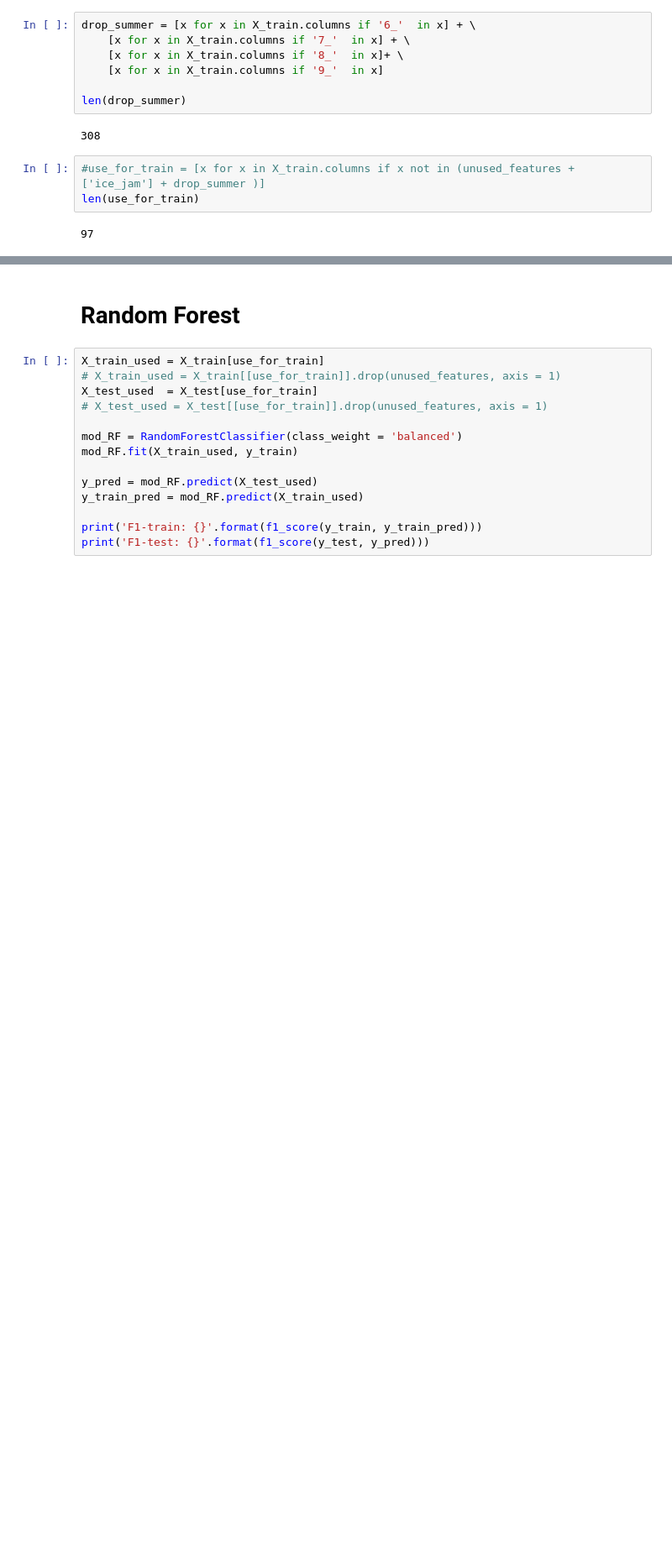
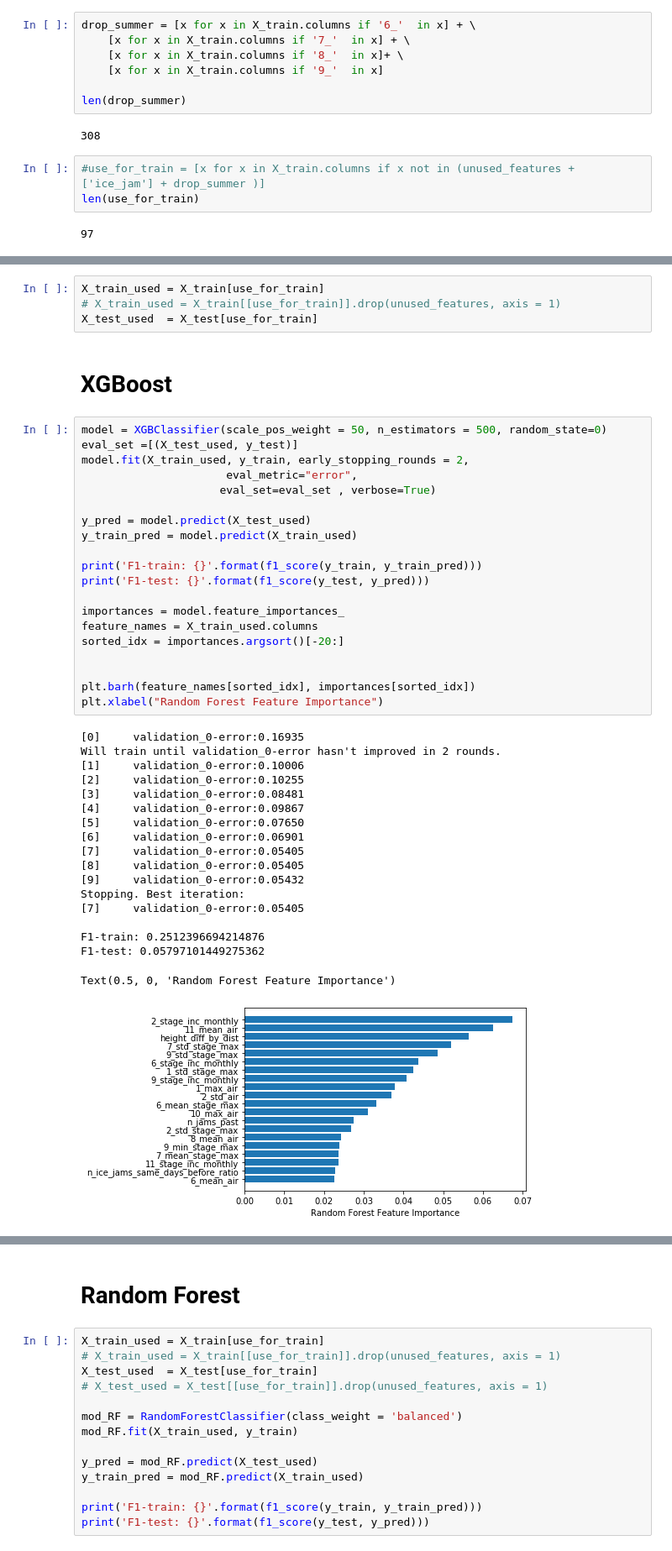
Before and after one commit to omoreva/emergencydatahack, a Jupyter notebook: 01_modelling.ipynb, the cells around one changed output, grey strips where cells are left out. Shown at 84% size. Saved outputs shown, nothing was run; the diff lists cells and outputs as text; blank space fills up the shorter version.

```diff
--- a/01_modelling.ipynb
+++ b/01_modelling.ipynb
@@ -101,0 +102,45 @@ use_for_train
+# %%
+X_train_used = X_train[use_for_train]
+# X_train_used = X_train[[use_for_train]].drop(unused_features, axis = 1)
+X_test_used  = X_test[use_for_train]
+# %% [markdown]
+# XGBoost
+# %%
+model = XGBClassifier(scale_pos_weight = 50, n_estimators = 500, random_state=0)
+eval_set =[(X_test_used, y_test)]
+model.fit(X_train_used, y_train, early_stopping_rounds = 2,
+                      eval_metric="error",
+                     eval_set=eval_set , verbose=True)
+
+y_pred = model.predict(X_test_used)
+y_train_pred = model.predict(X_train_used)
+
+print('F1-train: {}'.format(f1_score(y_train, y_train_pred)))
+print('F1-test: {}'.format(f1_score(y_test, y_pred)))
+
+importances = model.feature_importances_
+feature_names = X_train_used.columns
+sorted_idx = importances.argsort()[-20:]
+
+
+plt.barh(feature_names[sorted_idx], importances[sorted_idx])
+plt.xlabel("Random Forest Feature Importance")
+# %% [output]
+[0]     validation_0-error:0.16935
+Will train until validation_0-error hasn't improved in 2 rounds.
+[1]     validation_0-error:0.10006
+[2]     validation_0-error:0.10255
+[3]     validation_0-error:0.08481
+[4]     validation_0-error:0.09867
+[5]     validation_0-error:0.07650
+[6]     validation_0-error:0.06901
+[7]     validation_0-error:0.05405
+[8]     validation_0-error:0.05405
+[9]     validation_0-error:0.05432
+Stopping. Best iteration:
+[7]     validation_0-error:0.05405
+
+F1-train: 0.2512396694214876
+F1-test: 0.05797101449275362
+Text(0.5, 0, 'Random Forest Feature Importance')
+[figure, added]
```
Also changed, not shown: parts of 14 cells of this notebook, 1 other file.
